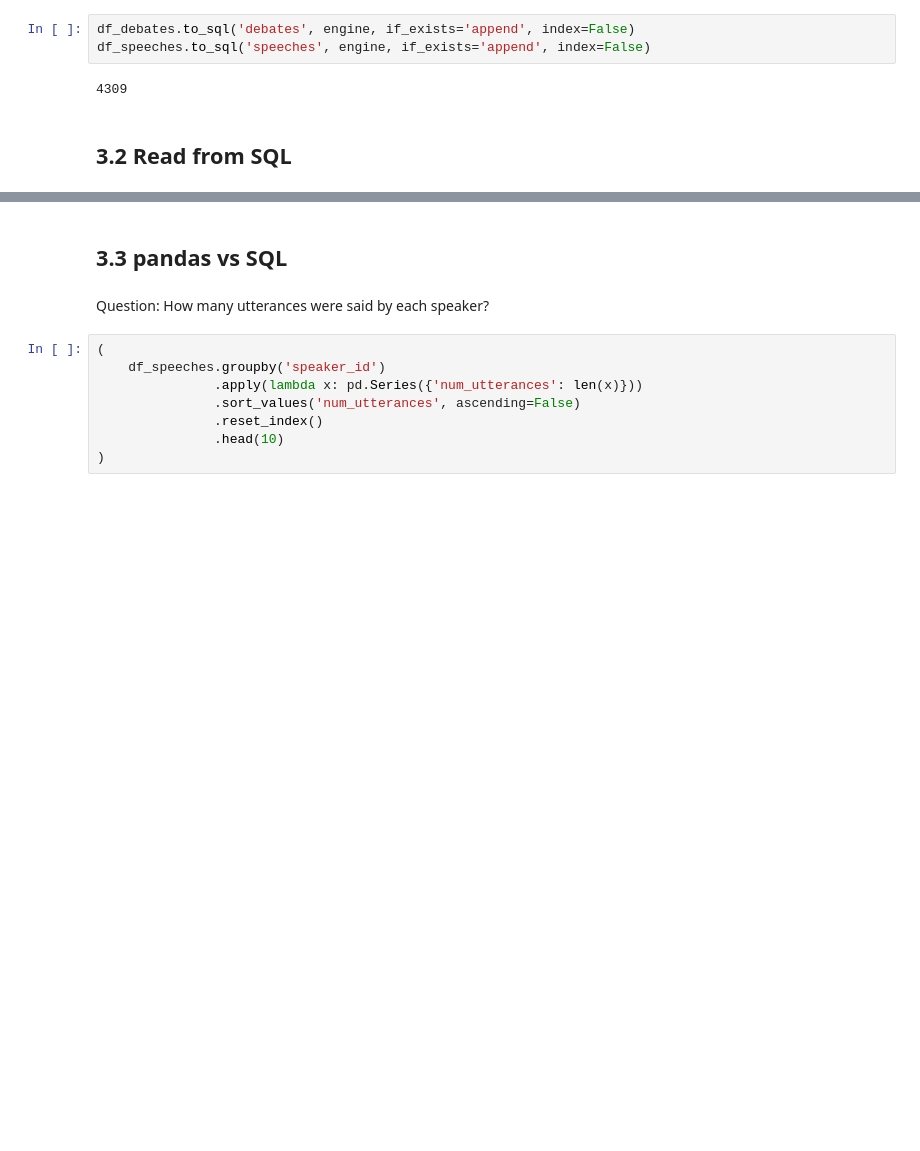
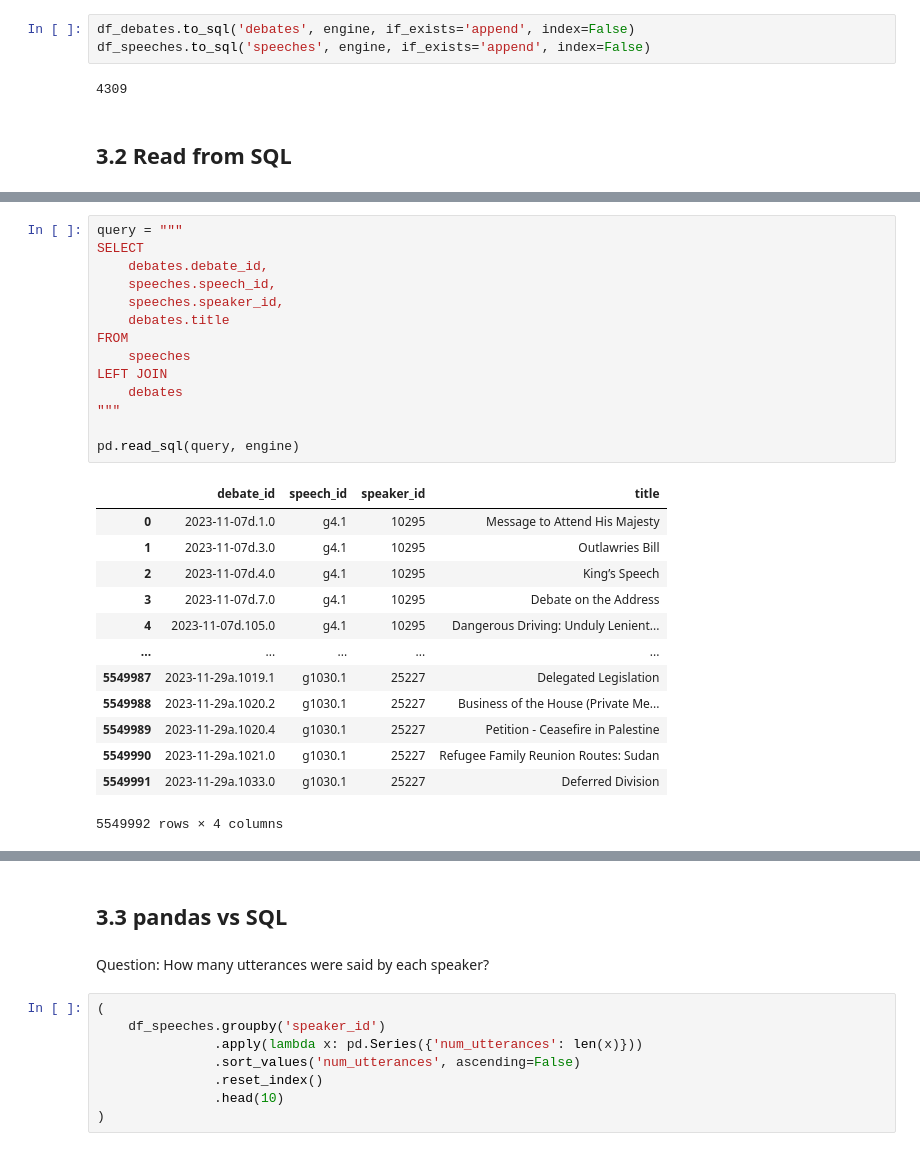
Before and after one commit to ZCLiu35/w10-data-reshaping-tricks, a Jupyter notebook: notebooks/NB01-collect-data.ipynb, the cells around one changed output, grey strips where cells are left out. Cells and saved outputs as stored; diff of their text form; blank space fills up the shorter version.

```diff
--- a/notebooks/NB01-collect-data.ipynb
+++ b/notebooks/NB01-collect-data.ipynb
@@ -252,2 +282,30 @@ df_speeches.to_sql('speeches', engine, if_exists='append', index=False)
+# %%
+query = """
+SELECT
+    debates.debate_id,
+    speeches.speech_id,
+    speeches.speaker_id,
+    debates.title
+FROM
+    speeches
+LEFT JOIN
+    debates
+"""
+
+pd.read_sql(query, engine)
+# %% [output]
+|  | debate_id | speech_id | speaker_id | title |
+| 0 | 2023-11-07d.1.0 | g4.1 | 10295 | Message to Attend His Majesty |
+| 1 | 2023-11-07d.3.0 | g4.1 | 10295 | Outlawries Bill |
+| 2 | 2023-11-07d.4.0 | g4.1 | 10295 | King’s Speech |
+| 3 | 2023-11-07d.7.0 | g4.1 | 10295 | Debate on the Address |
+| 4 | 2023-11-07d.105.0 | g4.1 | 10295 | Dangerous Driving: Unduly Lenient... |
+| ... | ... | ... | ... | ... |
+| 5549987 | 2023-11-29a.1019.1 | g1030.1 | 25227 | Delegated Legislation |
+| 5549988 | 2023-11-29a.1020.2 | g1030.1 | 25227 | Business of the House (Private Me... |
+| 5549989 | 2023-11-29a.1020.4 | g1030.1 | 25227 | Petition - Ceasefire in Palestine |
+| 5549990 | 2023-11-29a.1021.0 | g1030.1 | 25227 | Refugee Family Reunion Routes: Sudan |
+| 5549991 | 2023-11-29a.1033.0 | g1030.1 | 25227 | Deferred Division |
+5549992 rows × 4 columns
 # %%
 query = """
```
Also changed, not shown: parts of 12 cells of this notebook.
